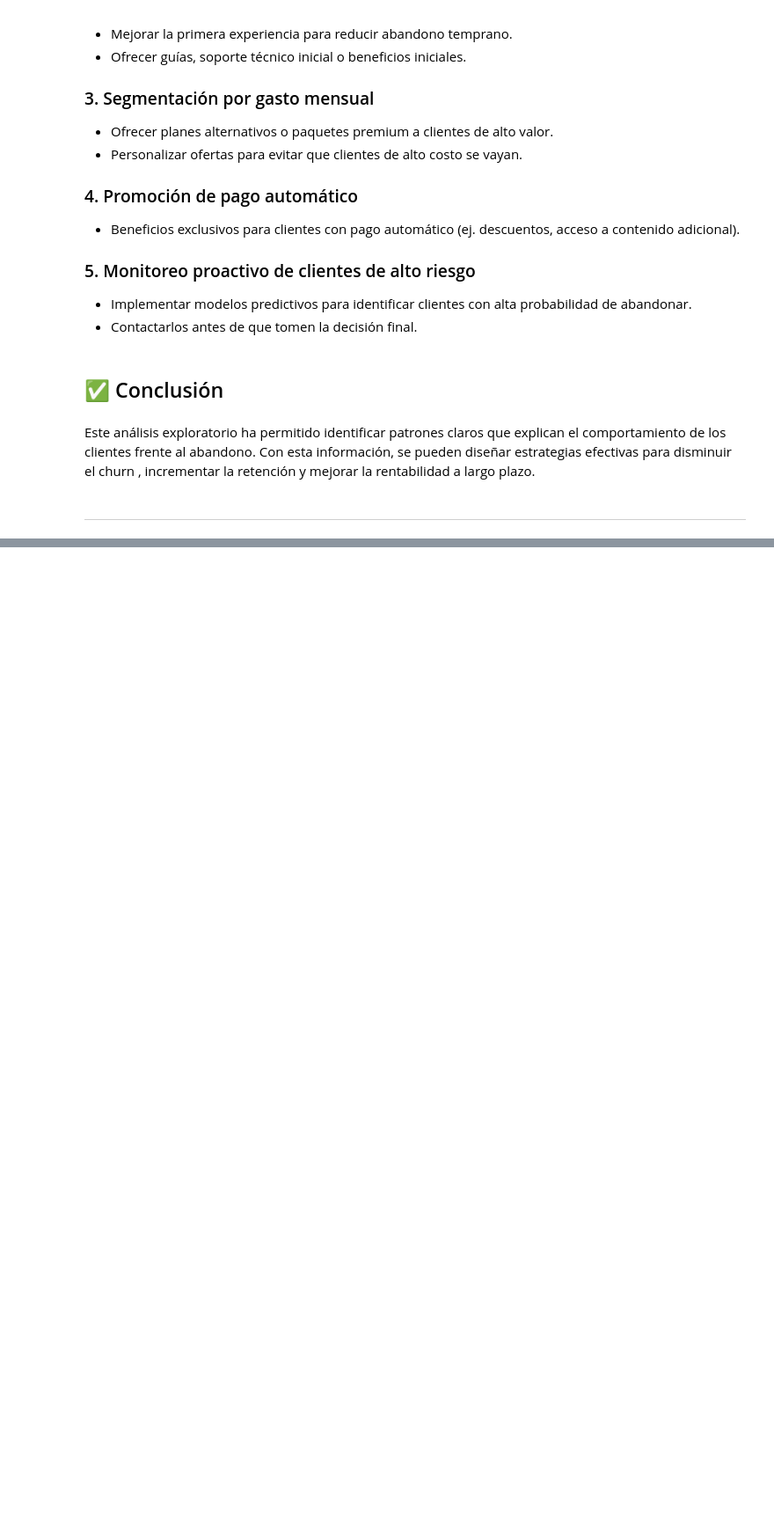
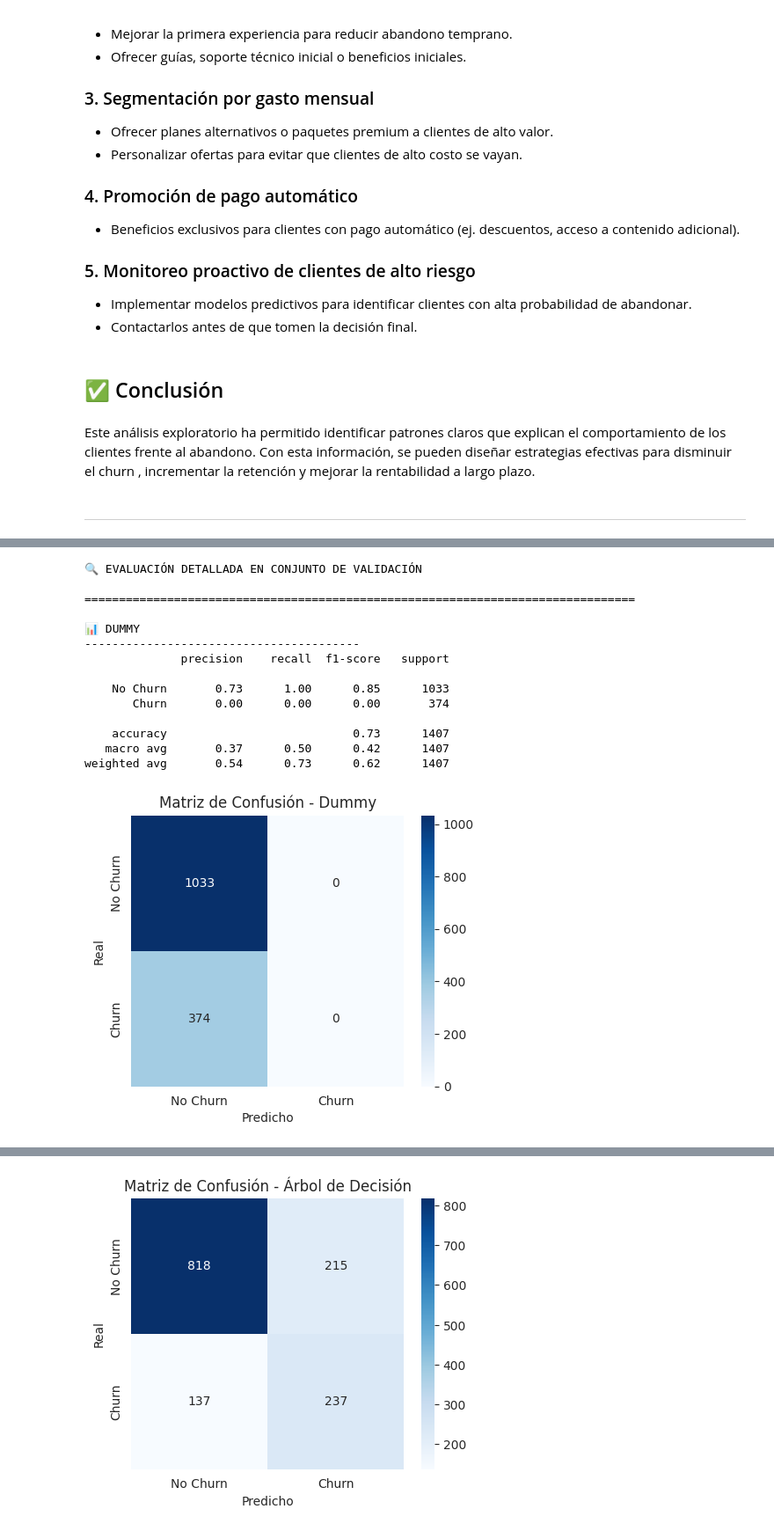
Before and after one commit to Darianna-dev/TELECOM-X-2, a Jupyter notebook: TelecomX_LATAM_2.ipynb, the cells around one changed output, grey strips where cells are left out. Shown at 88% size. Cells and saved outputs as stored; diff of their text form; code cells hidden in the pictures; blank space fills up the shorter version.

```diff
--- a/TelecomX_LATAM_2.ipynb
+++ b/TelecomX_LATAM_2.ipynb
@@ -753,0 +1041,12 @@ df.describe().round(2)
+# %%
+# === 3. Random Forest ===
+rf = RandomForestClassifier(
+    n_estimators=100,
+    max_depth=10,
+    min_samples_split=5,
+    min_samples_leaf=2,
+    random_state=42,
+    n_jobs=-1
+)
+rf.fit(X_train_bal, y_train_bal)
+modelos['Random Forest'] = rf
@@ -753,0 +1055,67 @@ df.describe().round(2)
+# %%
+from sklearn.metrics import classification_report, confusion_matrix
+import seaborn as sns
+import matplotlib.pyplot as plt
+
+# Diccionario para almacenar métricas completas
+resultados_completos = []
+# %%
+print("🔍 EVALUACIÓN DETALLADA EN CONJUNTO DE VALIDACIÓN\n")
+print("="*80)
+
+for nombre, modelo in modelos.items():
+    # Predicciones
+    y_val_pred = modelo.predict(X_valid)
+    y_val_proba = modelo.predict_proba(X_valid)[:, 1]
+
+    # Métricas
+    accuracy = accuracy_score(y_valid, y_val_pred)
+    precision = precision_score(y_valid, y_val_pred, zero_division=0)
+    recall = recall_score(y_valid, y_val_pred)
+    f1 = 2 * (precision * recall) / (precision + recall) if (precision + recall) > 0 else 0
+    auc = roc_auc_score(y_valid, y_val_proba)
+
+    # Guardar resultados
+    resultados_completos.append({
+        'Modelo': nombre,
+        'AUC': auc,
+        'Accuracy': accuracy,
+        'Precision': precision,
+        'Recall': recall,
+        'F1-score': f1
+    })
+
+    # Reporte detallado
+    print(f"\n📊 {nombre.upper()}")
+    print("-" * 40)
+    print(classification_report(y_valid, y_val_pred, target_names=['No Churn', 'Churn'], zero_division=0))
+
+    # Matriz de confusión
+    cm = confusion_matrix(y_valid, y_val_pred)
+    plt.figure(figsize=(5, 4))
+    sns.heatmap(cm, annot=True, fmt='d', cmap='Blues', xticklabels=['No Churn', 'Churn'], yticklabels=['No Churn', 'Churn'])
+    plt.title(f'Matriz de Confusión - {nombre}')
+    plt.ylabel('Real')
+    plt.xlabel('Predicho')
+    plt.show()
+
+# Convertir a DataFrame
+df_completo = pd.DataFrame(resultados_completos).round(3)
+print("\n" + "📋 RESUMEN DE MÉTRICAS (Validación)")
+print(df_completo.to_string(index=False))
+# %% [output]
+🔍 EVALUACIÓN DETALLADA EN CONJUNTO DE VALIDACIÓN
+
+================================================================================
+
+📊 DUMMY
+----------------------------------------
+              precision    recall  f1-score   support
+
+    No Churn       0.73      1.00      0.85      1033
+       Churn       0.00      0.00      0.00       374
+
+    accuracy                           0.73      1407
+   macro avg       0.37      0.50      0.42      1407
+weighted avg       0.54      0.73      0.62      1407
+[figure, added]
@@ -753,0 +1132 @@ df.describe().round(2)
+[figure, added]
```
Also changed, not shown: parts of 97 cells of this notebook.
